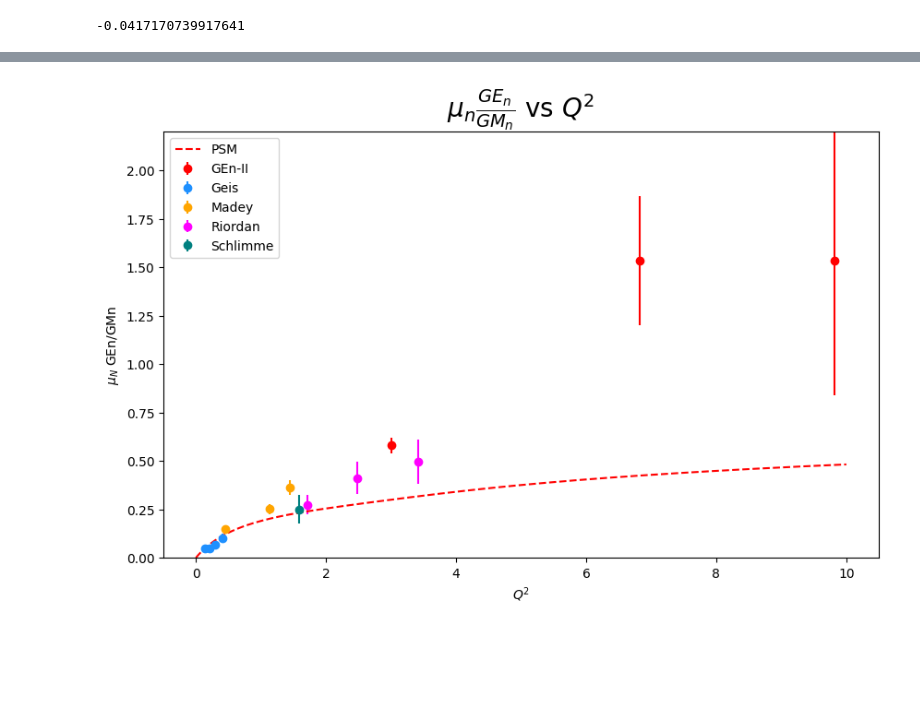
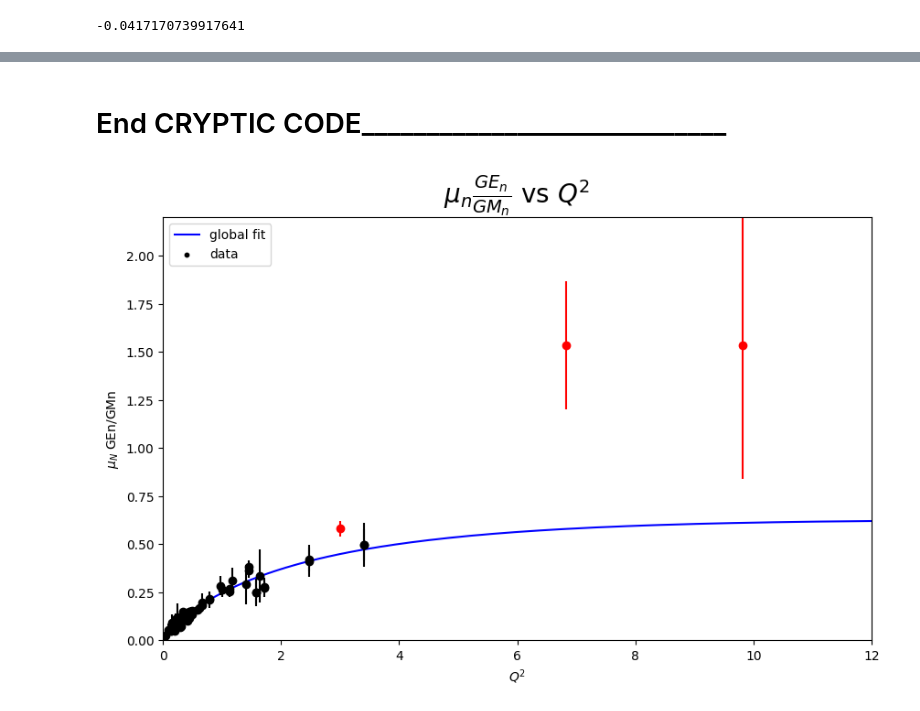
Before and after one commit to hp4xz/GEnAnalysis, a Jupyter notebook: analysis/graphGEn.ipynb, the cells around one changed output, grey strips where cells are left out. Drawn from its saved outputs; the diff is of its cells as text; code cells hidden in the pictures; blank space fills up the shorter version.

```diff
--- a/analysis/graphGEn.ipynb
+++ b/analysis/graphGEn.ipynb
@@ -39,26 +81,31 @@ GEN2Data = {
+# %% [markdown]
+#  End CRYPTIC CODE____________________________
 # %%
 import pandas as pd
 import matplotlib.pyplot as plt
 
 file_path = '../DB/worlddat.dat'
 data = pd.read_csv(file_path)
 
 additional_data_df = pd.DataFrame(GEN2Data)
 data = pd.concat([data, additional_data_df], ignore_index=True)
 fig, ax = plt.subplots(figsize=(10, 6))
 
 groups = data.groupby('ExpName')
-colors=['red','dodgerblue','orange','magenta','teal']
+colors=['red','black','black','black','black']
 for color, (name, group) in zip(colors, groups):
-    ax.errorbar(group['Q2'], group['R'], yerr=group['R_err'], fmt='o', label=name, color=color)
+    ax.errorbar(group['Q2'], group['R'], yerr=group['R_err'], fmt='o', color= color)
 
 ax.set_xlabel('$Q^2$')
 ax.set_ylabel('$\mu_N$ GEn/GMn')
 ax.set_title(r'$\mu_n\frac{GE_n}{GM_n}$ vs $Q^2$',fontsize='20')
-plt.plot(x,y,'--',label="PSM",color='red')
-
+#plt.plot(x,y,'--',label="PSM",color='red')
+plt.plot(Q2t,GEntrat,color='blue',label='global fit')
+plt.scatter(Q2,rat,color='black',s=10, label='data')
+plt.errorbar(Q2,rat,yerr=raterr,color='black',fmt='o')
 ax.legend(loc='upper left')
 plt.ylim(0,2.2)
+plt.xlim(0,12)
 plt.show()
 # %% [output]
-[figure, old version]
+[figure, new version]
```
Also changed, not shown: parts of 2 cells of this notebook, 4 other files.
